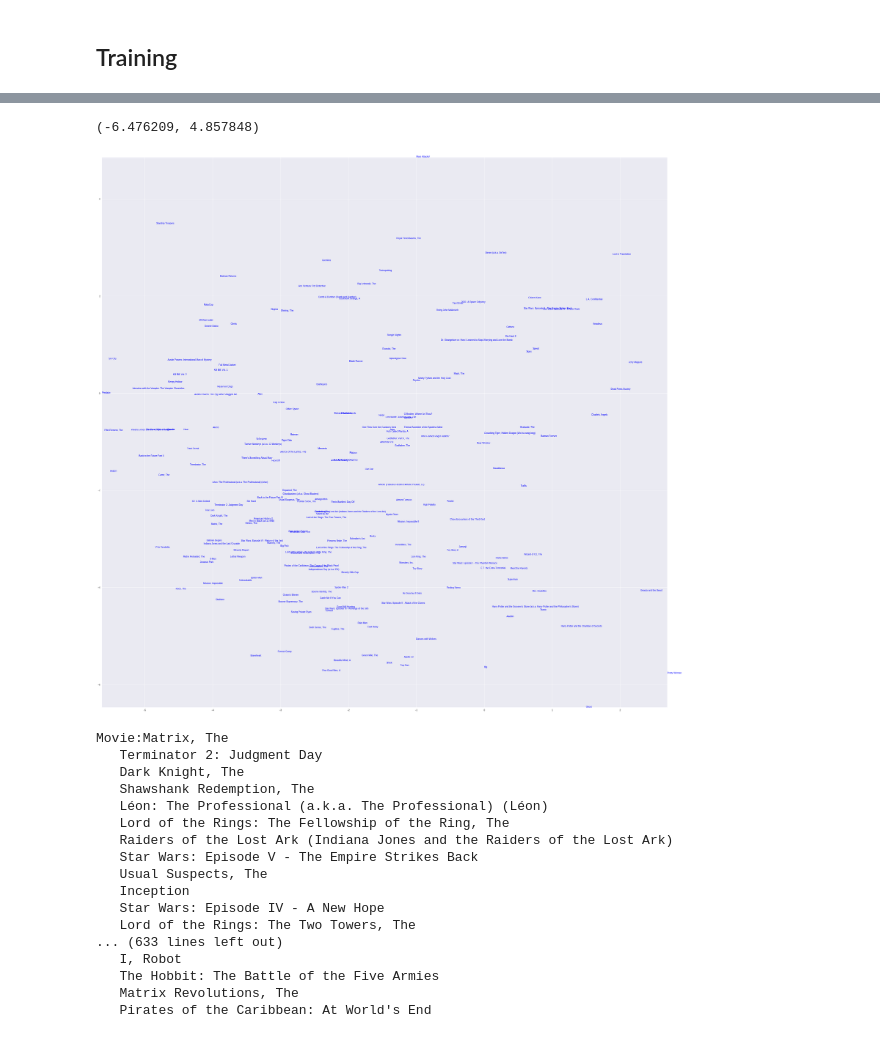
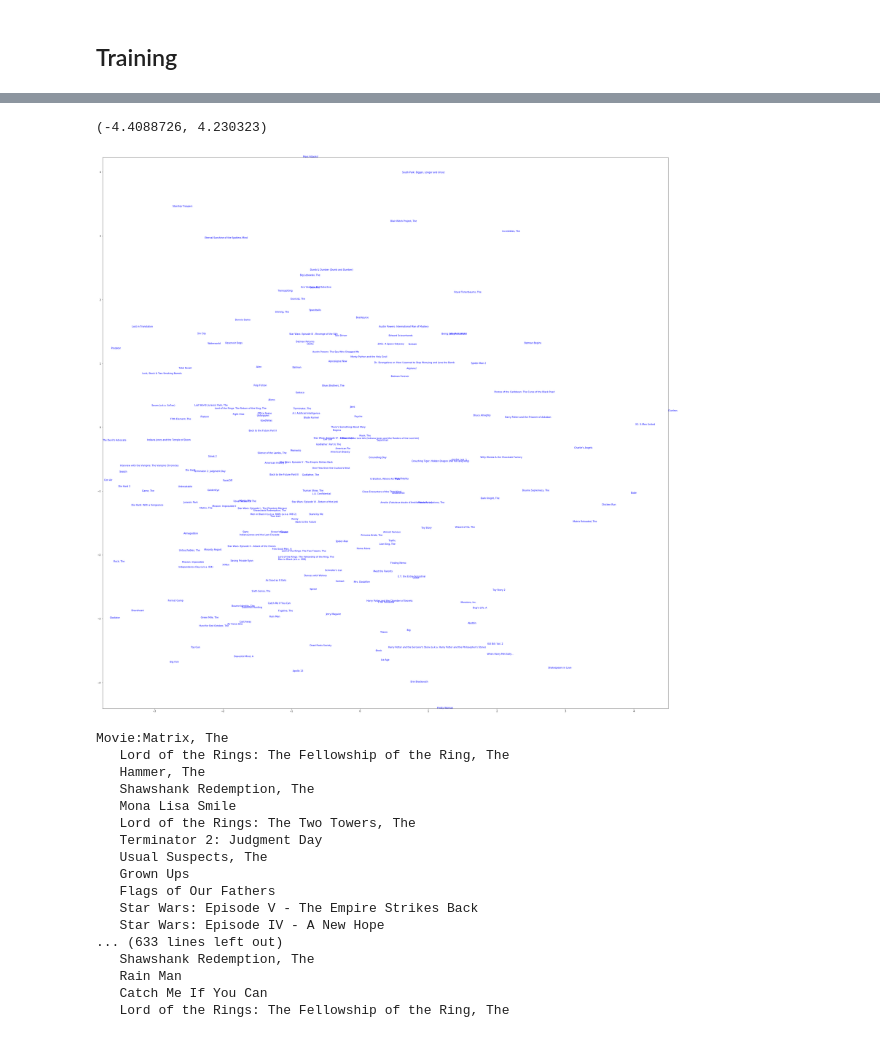
Before and after one commit to zxzhaixiang/QMDB, a Jupyter notebook: model/RecSys.ipynb, the cells around one changed output, grey strips where cells are left out. Drawn from its saved outputs; the diff is of its cells as text; code cells hidden in the pictures.

```diff
--- a/model/RecSys.ipynb
+++ b/model/RecSys.ipynb
@@ -321,3 +359,5 @@ a
+# %%
+G = G.to(device)
 # %%
 for epoch in range(epoch_num):
     print('Training epoch {}/{}'.format(epoch, epoch_num))
@@ -334,10 +374,13 @@ for epoch in range(epoch_num):
             pbar.update(i+1, tmp_loss)
         U, I, R = users.to(device), movies.to(device), ratings.to(device)
         Y, W, H = year.to(device), weekend.to(device), hr.to(device)
+
         #U,I = torch.tensor(users, dtype=torch.long).to(device), torch.tensor(movies, dtype=torch.long).to(device)
-        rhat = CF(U,I, Y, W, H)
+        rhat_final, rhat_user = CF(U,I, G[movies], Y, W, H)
 
-        loss = CF_criterion(rhat, R)
+        loss1 = CF_criterion(rhat_final, R)
+        loss2 = 2*CF_criterion(rhat_user, R)
+        loss = loss1+loss2
 
         CF_optimizer.zero_grad()
 
@@ -355,8 +398,9 @@ for epoch in range(epoch_num):
     for i, (_, u,m,r, y, w, h) in enumerate(val_loader):
         U, I, R = u.to(device), m.to(device), r.to(device)
         Y, W, H = y.to(device), w.to(device), h.to(device)
-        rhat = CF(U,I, Y, W, H)
-        loss = CF_criterion(rhat,R)
+        rhat_final, rhat_user = CF(U, I, G[m], Y, W, H)
+        loss = CF_criterion(rhat_final, R) + 2*CF_criterion(rhat_user, R)
+
         val_loss += loss.item()
         val_losses.append(loss.item())
 
@@ -407,7 +444,8 @@ r_pred = []
 for i, (_, u,m,r, y, w, h) in enumerate(val_loader):
     U, I, R = u.to(device), m.to(device), r.to(device)
     Y, W, H = y.to(device), w.to(device), h.to(device)
-    rhat = CF(U,I, Y, W, H)
+    rhat_final, rhat_user = CF(U,I, G[m], Y,  W, H)
+    rhat = .3*rhat_final+ .7*rhat_user
     r_real+=list(r.detach().cpu().numpy().reshape(-1))
     r_pred+=list(rhat.detach().cpu().numpy().reshape(-1))
     if(i%20==0):
@@ -500,5 +562,5 @@ plt.legend()
 # %%
-Movie_Em = CF.item_embedding.weight.data.detach().cpu().numpy()
+Movie_Em = CF.movie_embedding.weight.data.detach().cpu().numpy()
 # %%
 L = np.linalg.norm(Movie_Em,axis=1,keepdims=True)
 # %%
@@ -539,25 +605,25 @@ KeyError: ignored
 # %%
-TopMovies_id = ML_Data.movie_df['num_rating'].nlargest(200).index.values
+TopMovies_id = movie_df['num_rating'].nlargest(200).index.values
 
 plt.figure(figsize=(45,45))
 #plt.scatter(M_pca[:,0], M_pca[:,1])
 
 xs = []
 ys = []
 
 for i in TopMovies_id:
-    t = ML_Data.movie_df['title'][i]
+    t = movie_df['title'][i]
     x,y = M_pca[i,2], M_pca[i,1]
     xs+=[x]
     ys+=[y]
     #if(x>xlim[0] and x<xlim[1] and y>ylim[0] and y<ylim[1]):
     plt.text(x,y,t,color='b', fontsize=10)
 
 plt.xlim([min(xs),max(xs)])
 plt.ylim([min(ys),max(ys)])
 # %% [output]
-(-6.476209, 4.857848)
+(-4.4088726, 4.230323)
-[figure, old version]
+[figure, new version]
 # %%
 Movie_Em = Movie_Em/L
 # %%
@@ -565,15 +631,15 @@ Movie_S = np.matmul(Movie_Em, Movie_Em.T)
 # %%
 for i in range(50):
     movie_id = TopMovies_id[i]
-    t = ML_Data.movie_df['title'][movie_id]
+    t = movie_df['title'][movie_id]
     print('Movie:'+t)
 
     tmp_S = Movie_S[movie_id]
     tmp_ids = tmp_S.argsort()[::-1]
     n = 0
     for tmp_id in tmp_ids[1:]:
-        if(ML_Data.movie_df['movie_ave_rating'][tmp_id]>2.5):
-            t = ML_Data.movie_df['title'][tmp_id]
+        if(movie_df['movie_ave_rating'][tmp_id]>2.5):
+            t = movie_df['title'][tmp_id]
             print('  ',t)
             n+=1
         if (n>10):
@@ -581,19 +647,19 @@ for i in range(50):
     print()
 # %% [output]
 Movie:Matrix, The
+   Lord of the Rings: The Fellowship of the Ring, The
+   Hammer, The
+   Shawshank Redemption, The
+   Mona Lisa Smile
+   Lord of the Rings: The Two Towers, The
    Terminator 2: Judgment Day
-   Dark Knight, The
+   Usual Suspects, The
+   Grown Ups
+   Flags of Our Fathers
+   Star Wars: Episode V - The Empire Strikes Back
+   Star Wars: Episode IV - A New Hope
+... (633 lines left out)
    Shawshank Redemption, The
-   Léon: The Professional (a.k.a. The Professional) (Léon)
+   Rain Man
+   Catch Me If You Can
    Lord of the Rings: The Fellowship of the Ring, The
-   Raiders of the Lost Ark (Indiana Jones and the Raiders of the Lost Ark)
-   Star Wars: Episode V - The Empire Strikes Back
-   Usual Suspects, The
-   Inception
-   Star Wars: Episode IV - A New Hope
-   Lord of the Rings: The Two Towers, The
-... (633 lines left out)
-   I, Robot
-   The Hobbit: The Battle of the Five Armies
-   Matrix Revolutions, The
-   Pirates of the Caribbean: At World's End
```
Also changed, not shown: parts of 32 cells of this notebook.
